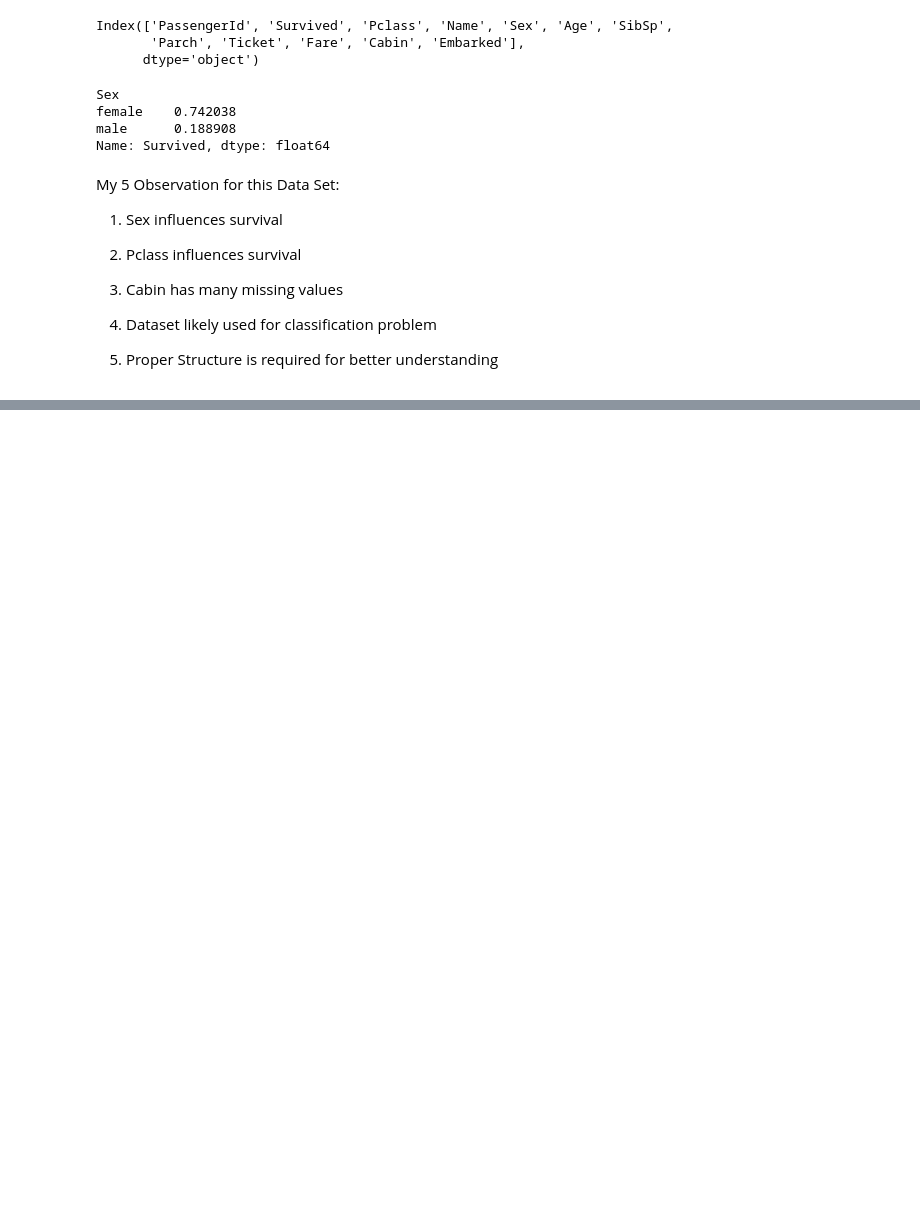
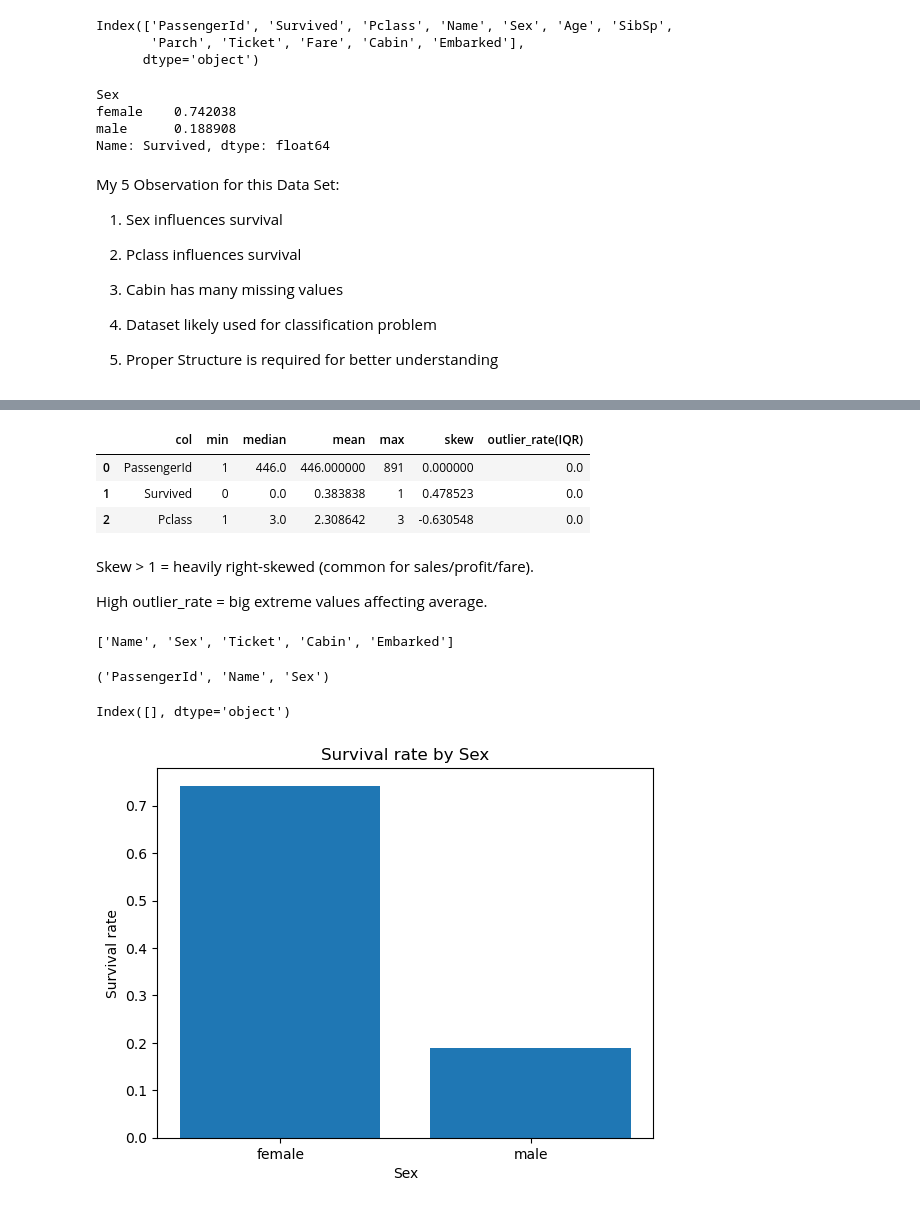
Before and after one commit to Tazrin191/killing-it-daily-practice, a Jupyter notebook: notebooks/02_pandas_basics.ipynb, the cells around one changed output, grey strips where cells are left out. Cells and saved outputs as stored; diff of their text form; code cells hidden in the pictures; blank space fills up the shorter version.

```diff
--- a/notebooks/02_pandas_basics.ipynb
+++ b/notebooks/02_pandas_basics.ipynb
@@ -214,0 +303,40 @@ My 5 Observation for this Data Set:
+# %%
+summary = []
+for c in chosen:
+    s = df[c].dropna()
+    q1, q3 = s.quantile(0.25), s.quantile(0.75)
+    iqr = q3 - q1
+    lower, upper = q1 - 1.5*iqr, q3 + 1.5*iqr
+    outlier_rate = ((s < lower) | (s > upper)).mean()
+    summary.append({
+        "col": c,
+        "min": s.min(),
+        "median": s.median(),
+        "mean": s.mean(),
+        "max": s.max(),
+        "skew": s.skew(),
+        "outlier_rate(IQR)": outlier_rate
+    })
+
+pd.DataFrame(summary).sort_values("outlier_rate(IQR)", ascending=False)
+# %% [output]
+|  | col | min | median | mean | max | skew | outlier_rate(IQR) |
+| 0 | PassengerId | 1 | 446.0 | 446.000000 | 891 | 0.000000 | 0.0 |
+| 1 | Survived | 0 | 0.0 | 0.383838 | 1 | 0.478523 | 0.0 |
+| 2 | Pclass | 1 | 3.0 | 2.308642 | 3 | -0.630548 | 0.0 |
+# %% [markdown]
+Skew > 1 = heavily right-skewed (common for sales/profit/fare).
+
+High outlier_rate = big extreme values affecting average.
+# %%
+cat_cols = df.select_dtypes(include=["object", "category", "bool"]).columns.tolist()
+cat_cols
+# %% [output]
+['Name', 'Sex', 'Ticket', 'Cabin', 'Embarked']
+# %%
+target = chosen[0]      # replace with your main numeric metric
+cat1 = cat_cols[0]      # replace with your main category
+cat2 = cat_cols[1] if len(cat_cols) > 1 else None
+target, cat1, cat2
+# %% [output]
+('PassengerId', 'Name', 'Sex')
@@ -214,0 +347,14 @@ My 5 Observation for this Data Set:
+# %%
+df.columns[df.columns.str.contains("date|time", case=False)]
+# %% [output]
+Index([], dtype='object')
+# %%
+g = df.groupby("Sex")["Survived"].mean().sort_values(ascending=False)
+
+plt.figure()
+plt.bar(g.index.astype(str), g.values)
+plt.title("Survival rate by Sex")
+plt.xlabel("Sex"); plt.ylabel("Survival rate")
+plt.show()
+# %% [output]
+[figure, added]
```
Also changed, not shown: parts of 7 cells of this notebook.
